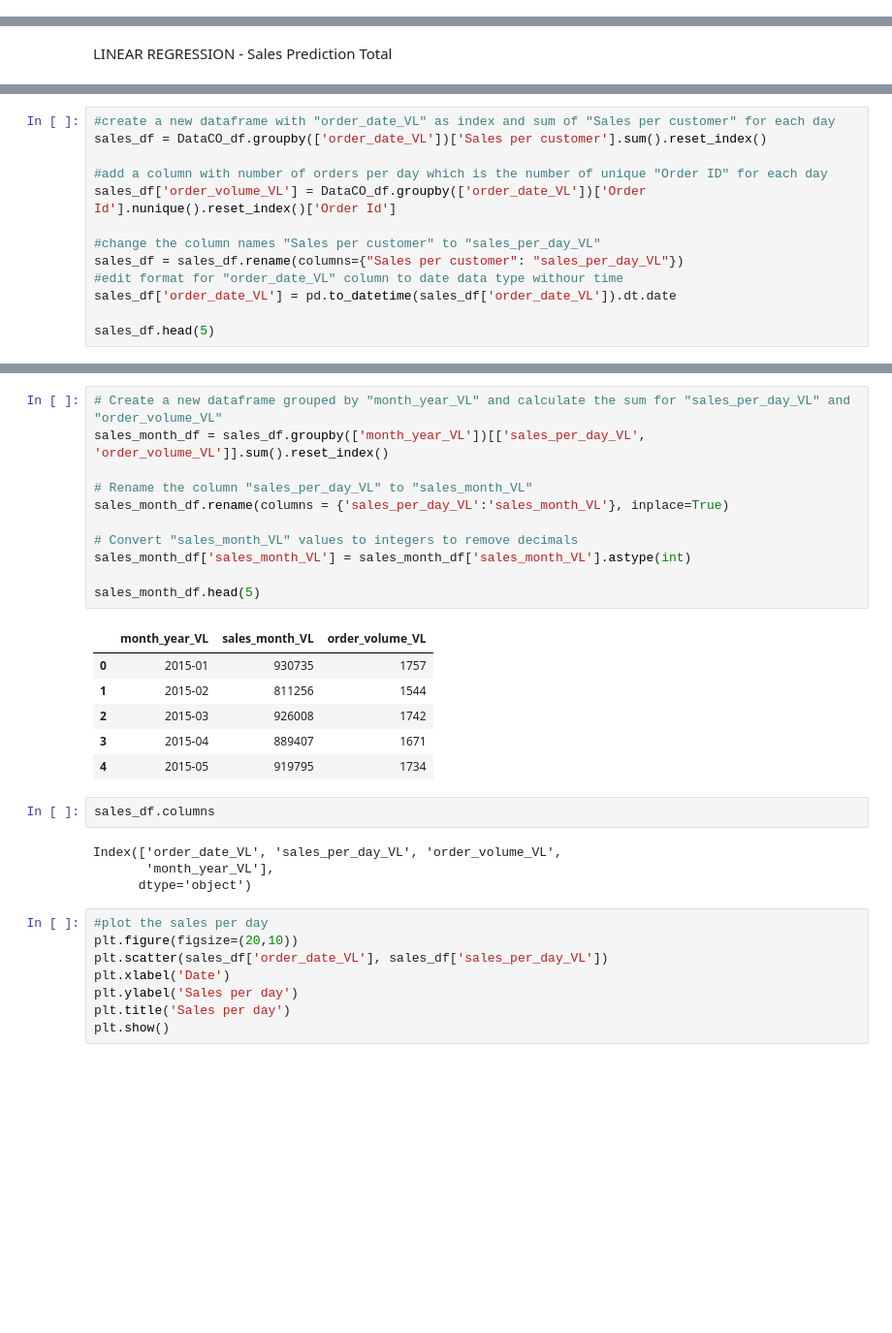
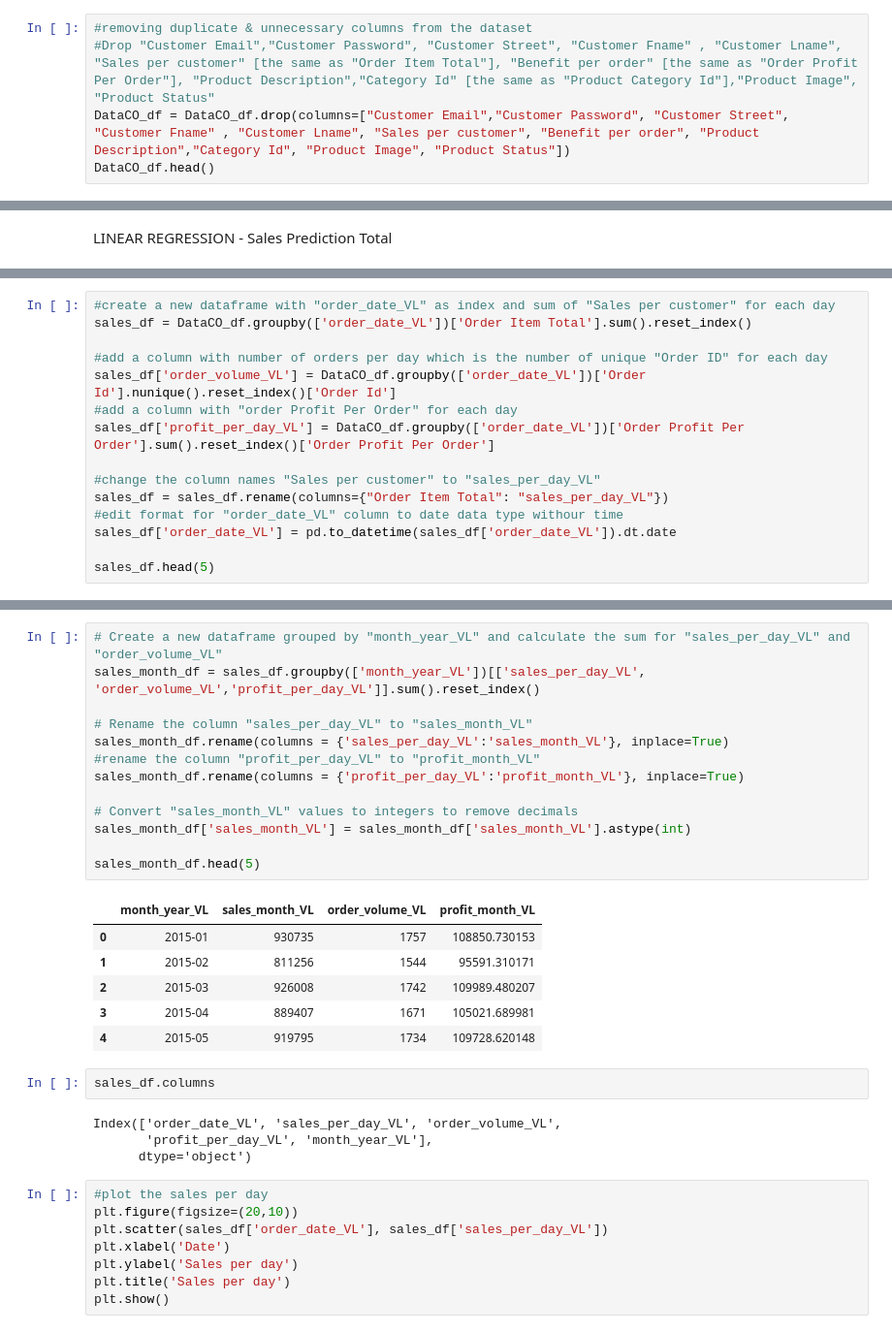
Before and after one commit to jdmandras/Project-4, a Jupyter notebook: SupplyChainVL-SalesPrediction.ipynb, the cells around one changed output, grey strips where cells are left out. Shown at 97% size. Drawn from its saved outputs; the diff is of its cells as text; blank space fills up the shorter version.

```diff
--- a/SupplyChainVL-SalesPrediction.ipynb
+++ b/SupplyChainVL-SalesPrediction.ipynb
@@ -50,3 +51,8 @@ Product Status                     int64
 shipping date (DateOrders)        object
 Shipping Mode                     object
 dtype: object
+# %%
+#removing duplicate & unnecessary columns from the dataset
+#Drop "Customer Email","Customer Password", "Customer Street", "Customer Fname" , "Customer Lname", "Sales per customer" [the same as "Order Item Total"], "Benefit per order" [the same as "Order Profit Per Order"], "Product Description","Category Id" [the same as "Product Category Id"],"Product Image", "Product Status"
+DataCO_df = DataCO_df.drop(columns=["Customer Email","Customer Password", "Customer Street", "Customer Fname" , "Customer Lname", "Sales per customer", "Benefit per order", "Product Description","Category Id", "Product Image", "Product Status"])
+DataCO_df.head()
@@ -81,12 +112,14 @@ DataCO_df.head(3)
 # %%
 #create a new dataframe with "order_date_VL" as index and sum of "Sales per customer" for each day
-sales_df = DataCO_df.groupby(['order_date_VL'])['Sales per customer'].sum().reset_index()
+sales_df = DataCO_df.groupby(['order_date_VL'])['Order Item Total'].sum().reset_index()
 
 #add a column with number of orders per day which is the number of unique "Order ID" for each day
 sales_df['order_volume_VL'] = DataCO_df.groupby(['order_date_VL'])['Order Id'].nunique().reset_index()['Order Id']
+#add a column with "order Profit Per Order" for each day
+sales_df['profit_per_day_VL'] = DataCO_df.groupby(['order_date_VL'])['Order Profit Per Order'].sum().reset_index()['Order Profit Per Order']
 
 #change the column names "Sales per customer" to "sales_per_day_VL"
-sales_df = sales_df.rename(columns={"Sales per customer": "sales_per_day_VL"})
+sales_df = sales_df.rename(columns={"Order Item Total": "sales_per_day_VL"})
 #edit format for "order_date_VL" column to date data type withour time
 sales_df['order_date_VL'] = pd.to_datetime(sales_df['order_date_VL']).dt.date
 
@@ -119,27 +153,29 @@ month_year_VL       period[M]
 dtype: object
 # %%
 # Create a new dataframe grouped by "month_year_VL" and calculate the sum for "sales_per_day_VL" and "order_volume_VL"
-sales_month_df = sales_df.groupby(['month_year_VL'])[['sales_per_day_VL', 'order_volume_VL']].sum().reset_index()
+sales_month_df = sales_df.groupby(['month_year_VL'])[['sales_per_day_VL', 'order_volume_VL','profit_per_day_VL']].sum().reset_index()
 
 # Rename the column "sales_per_day_VL" to "sales_month_VL"
 sales_month_df.rename(columns = {'sales_per_day_VL':'sales_month_VL'}, inplace=True)
+#rename the column "profit_per_day_VL" to "profit_month_VL"
+sales_month_df.rename(columns = {'profit_per_day_VL':'profit_month_VL'}, inplace=True)
 
 # Convert "sales_month_VL" values to integers to remove decimals
 sales_month_df['sales_month_VL'] = sales_month_df['sales_month_VL'].astype(int)
 
 sales_month_df.head(5)
 # %% [output]
-|  | month_year_VL | sales_month_VL | order_volume_VL |
-| 0 | 2015-01 | 930735 | 1757 |
-| 1 | 2015-02 | 811256 | 1544 |
-| 2 | 2015-03 | 926008 | 1742 |
-| 3 | 2015-04 | 889407 | 1671 |
-| 4 | 2015-05 | 919795 | 1734 |
+|  | month_year_VL | sales_month_VL | order_volume_VL | profit_month_VL |
+| 0 | 2015-01 | 930735 | 1757 | 108850.730153 |
+| 1 | 2015-02 | 811256 | 1544 | 95591.310171 |
+| 2 | 2015-03 | 926008 | 1742 | 109989.480207 |
+| 3 | 2015-04 | 889407 | 1671 | 105021.689981 |
+| 4 | 2015-05 | 919795 | 1734 | 109728.620148 |
 # %%
 sales_df.columns
 # %% [output]
 Index(['order_date_VL', 'sales_per_day_VL', 'order_volume_VL',
-       'month_year_VL'],
+       'profit_per_day_VL', 'month_year_VL'],
       dtype='object')
 # %%
 #plot the sales per day
```
Also changed, not shown: parts of 43 cells of this notebook, 1 other file.
